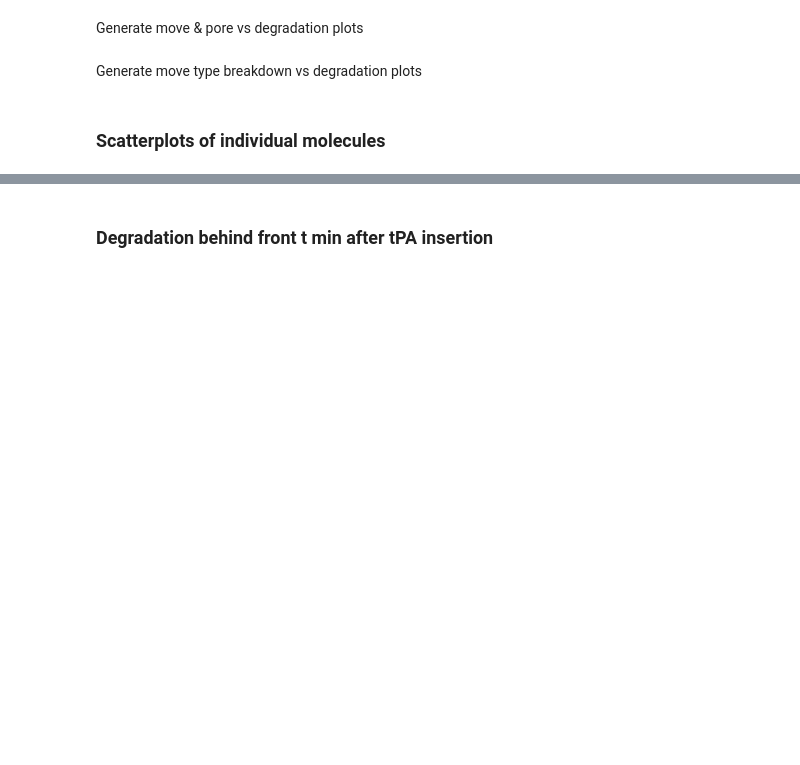
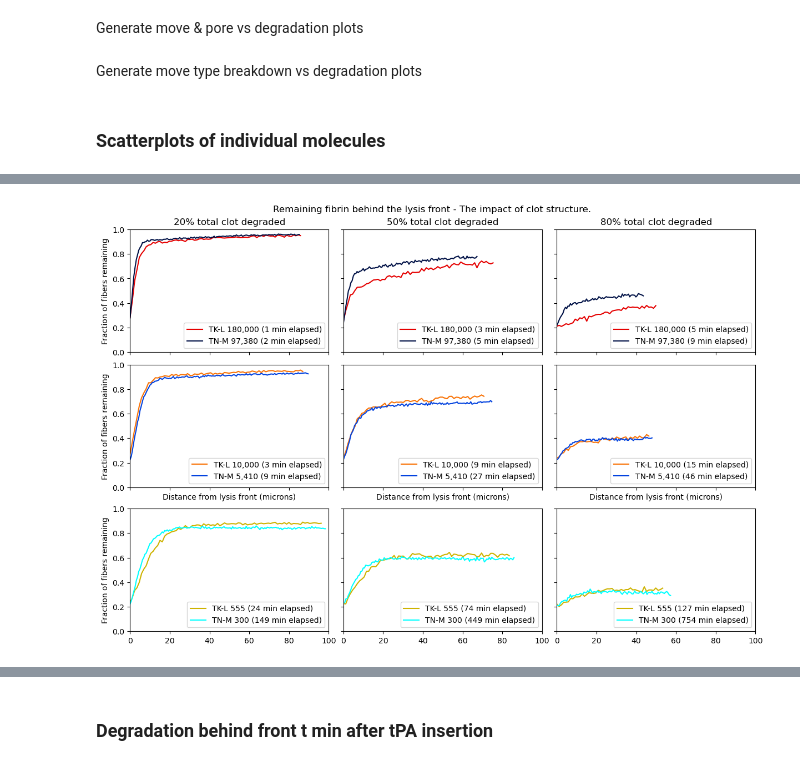
Before and after one commit to UCO-OpResearch/lysis, a Jupyter notebook: src/python/Jupyter Notebooks/2024-01-26-1000 - F-Macro Multi-Array-Process.ipynb, the cells around one changed output, grey strips where cells are left out. Cells and saved outputs as stored; diff of their text form; code cells hidden in the pictures; blank space fills up the shorter version.

```diff
--- a/src/python/Jupyter Notebooks/2024-01-26-1000 - F-Macro Multi-Array-Process.ipynb
+++ b/src/python/Jupyter Notebooks/2024-01-26-1000 - F-Macro Multi-Array-Process.ipynb
@@ -515,7 +523,12 @@ def find_row_deg_fraction(exp, deg, tsave):
 
 
 def find_front(exp, row_deg):
-    return [np.argmax(sim_row_deg >= front_def, axis=1) for sim_row_deg in row_deg]
+    fronts = []
+    for sim_row_deg in row_deg:
+        sim_fronts = np.argmax(sim_row_deg >= front_def, axis=1)
+        sim_fronts[np.max(sim_row_deg >= front_def, axis=1) == 0] = exp.macro_params.fiber_rows - 1
+        fronts.append(sim_fronts)
+    return fronts
 
 
 def get_unbind_amounts(exp, file_code, mech):
@@ -2051,49 +2235,33 @@ for i, run in enumerate(runs):
-# %%
-fig, axs = plt.subplots(
-    nrows=2, ncols=2, sharex=True, sharey=True, figsize=(8, 8), dpi=100, constrained_layout=True
-)
-labels = ["20%", "50%", "80%"]
-for i, row in enumerate(scenario_grid_T):
-    axs[1, i].set_xlabel("Distance from lysis front (microns)")
-    axs[i, 0].set_ylabel("Fraction of fibers remaining")
-    for j, scenario in enumerate(row):
-        axs[i, j].set_title(scenario)
-        axs[i, j].set_xlim(0,100)
-        axs[i, j].set_ylim(0,1)
-        for k in range(3):
-            axs[i, j].plot(degradation_distance[scenario][k], degradation_amount[scenario][k], label=f"{labels[k]} degraded ({lysis_time[scenario][k]//60:n} min elapsed)")
-        axs[i, j].legend(
-            bbox_to_anchor=(1, 0),
-            loc="lower right",
-            ncols=1,
-        )
-
-fig.suptitle(f"Remaining fibrin behind the lysis front.")
-
-fig.savefig(f"degradation behind front.png", bbox_inches="tight")
 # %%
 fig, axs = plt.subplots(
-    nrows=2, ncols=3, sharex=True, sharey=True, figsize=(12, 8), dpi=100, constrained_layout=True
+    nrows=3, ncols=3, sharex=True, sharey=True, figsize=(12, 8), dpi=100, constrained_layout=True
 )
 labels = ["20%", "50%", "80%"]
 for i, row in enumerate(scenario_grid_T):
     axs[i, 0].set_ylabel("Fraction of fibers remaining")
     for j in range(3):
         axs[1, j].set_xlabel("Distance from lysis front (microns)")
-        axs[0, j].set_title(labels[j]+" total clot degraded")
-        axs[i, j].set_xlim(0,100)
-        axs[i, j].set_ylim(0,1)
+        axs[0, j].set_title(labels[j] + " total clot degraded")
+        axs[i, j].set_xlim(0, 100)
+        axs[i, j].set_ylim(0, 1)
 
         for k, scenario in enumerate(row):
-            axs[i, j].plot(degradation_distance[scenario][j], degradation_amount[scenario][j], label=f"{scenario} ({lysis_time[scenario][j]//60:n} min elapsed)", color=colors[scenario])
+            axs[i, j].plot(
+                degradation_distance[scenario][j],
+                degradation_amount[scenario][j],
+                label=f"{pretty_print_scen(scenario)} ({lysis_time[scenario][j]//60:n} min elapsed)",
+                color=colors[scenario],
+            )
         axs[i, j].legend(
             bbox_to_anchor=(1, 0),
             loc="lower right",
             ncols=1,
         )
 
 fig.suptitle(f"Remaining fibrin behind the lysis front - The impact of clot structure.")
 
 fig.savefig(f"degradation behind front by structure by overall degradation.png", bbox_inches="tight")
+# %% [output]
+[figure, added]
 # %%
 fig, axs = plt.subplots(
```
Also changed, not shown: parts of 17 cells of this notebook, 1 other file.
